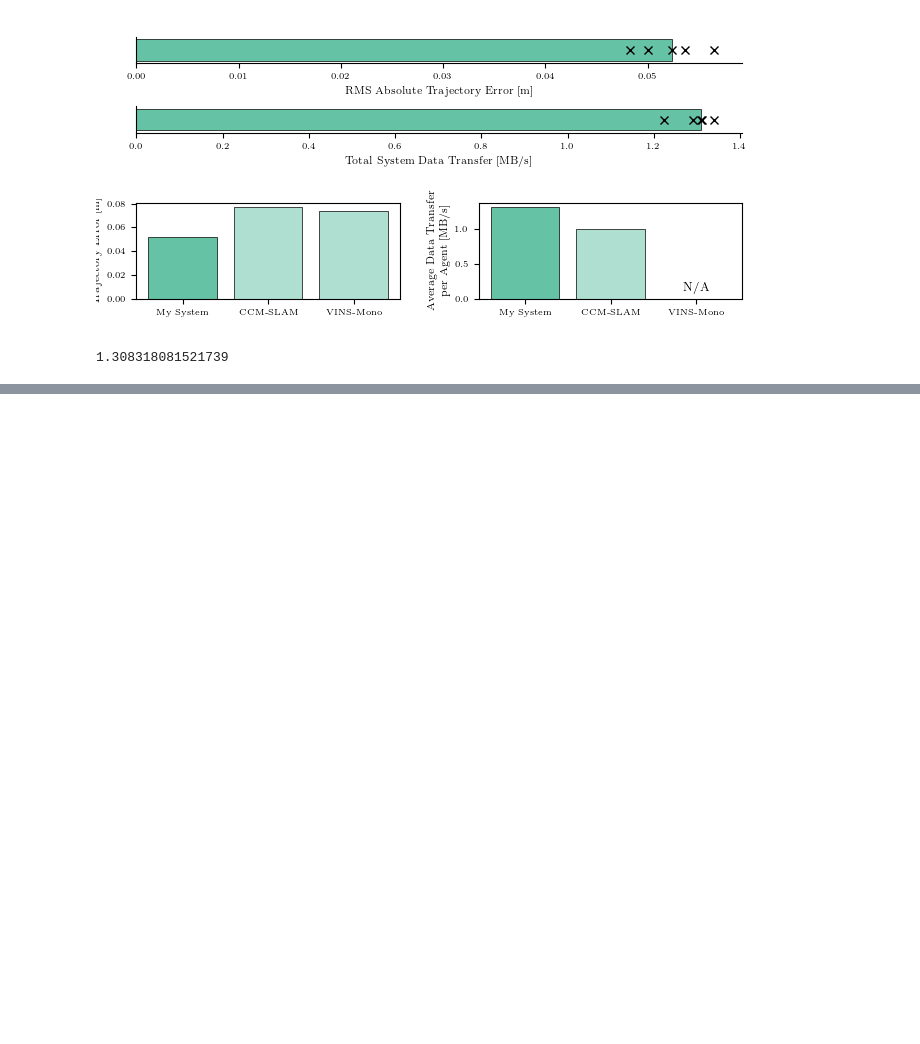
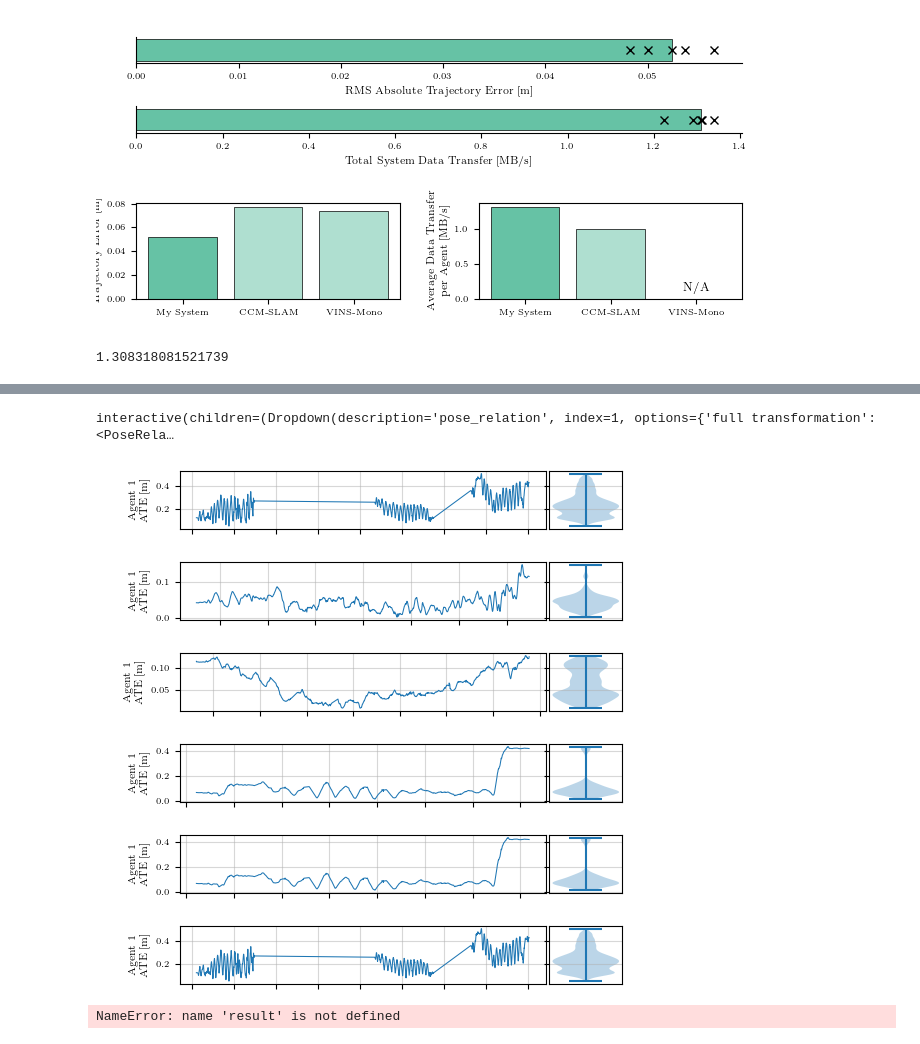
Before and after one commit to proroklab/DVM-SLAM, a Jupyter notebook: src/evaluation/evaluation.ipynb, the cells around one changed output, grey strips where cells are left out. Saved outputs shown, nothing was run; the diff lists cells and outputs as text; code cells hidden in the pictures; blank space fills up the shorter version.

```diff
--- a/src/evaluation/evaluation.ipynb
+++ b/src/evaluation/evaluation.ipynb
@@ -934,0 +1051,56 @@ np.median(bags_bandwidth)
+# %%
+import evo.main_ape as main_ape
+import evo.common_ape_rpe as common
+
+count = 0
+
+def callback_ape(pose_relation, align, correct_scale, show_plot):
+    global results, count
+    est_name="APE Test #{}".format(count)
+
+    fig, axs = plt.subplots(1, 3, sharex=False, sharey=True, gridspec_kw={'width_ratios': [5, 1, 1]}, figsize=(6.7, 0.75*len(agent_ids)))
+    plt.subplots_adjust(hspace=0.1, wspace=0.02)
+
+    result = main_ape.ape(traj_ref, traj_est, est_name=est_name,
+                            pose_relation=pose_relation, align=align, correct_scale=correct_scale)
+
+    if show_plot:
+
+        axs[0].grid(zorder=-10, alpha=0.5)
+        axs[1].grid(axis='y', zorder=-10, alpha=0.5)
+
+        plot.error_array(axs[0], result.np_arrays["error_array"], x_array=result.np_arrays["timestamps"], color=None, xlabel="Time [s]" if agent_id == agent_ids[-1] else None, ylabel=f"Agent {agent_id}\nATE [m]", linewidth=0.75)
+        # if agent_id != agent_ids[-1]:
+        #     axs[0].set_xticklabels([])
+
+
+        axs[1].violinplot(result.np_arrays["error_array"])
+        axs[1].set_xticks([])
+
+        axs[2].set_axis_off()
+        text = []
+        text.append(["RMSE:", "{:.3f}m".format(np.sqrt(np.mean(result.np_arrays["error_array"]**2)))])
+        text.append(["Length:", "{:.0f}m".format(traj_ref.path_length)])
+
+    print(f"Overall RMS ATE: {np.sqrt(np.mean(result.np_arrays['error_array']**2))}")
+
+    fig.savefig(f"figures_output/{bag_name.split('/')[-1]}_line_plot.pdf", bbox_inches='tight', dpi=300, pad_inches=0.01)
+
+    count += 1
+
+
+
+_ = ipywidgets.interact_manual(callback_ape, pose_relation=pose_relation_selector,
+                               **{c.description: c.value for c in check_boxes_ape})
+# %% [output]
+interactive(children=(Dropdown(description='pose_relation', index=1, options={'full transformation': <PoseRela…
+[figure, added]
+[figure, added]
+[figure, added]
+[figure, added]
+[figure, added]
+[figure, added]
+# %%
+result.np_arrays
+# %% [output]
+NameError: name 'result' is not defined
```
Also changed, not shown: parts of 13 cells of this notebook, 2 other files.
